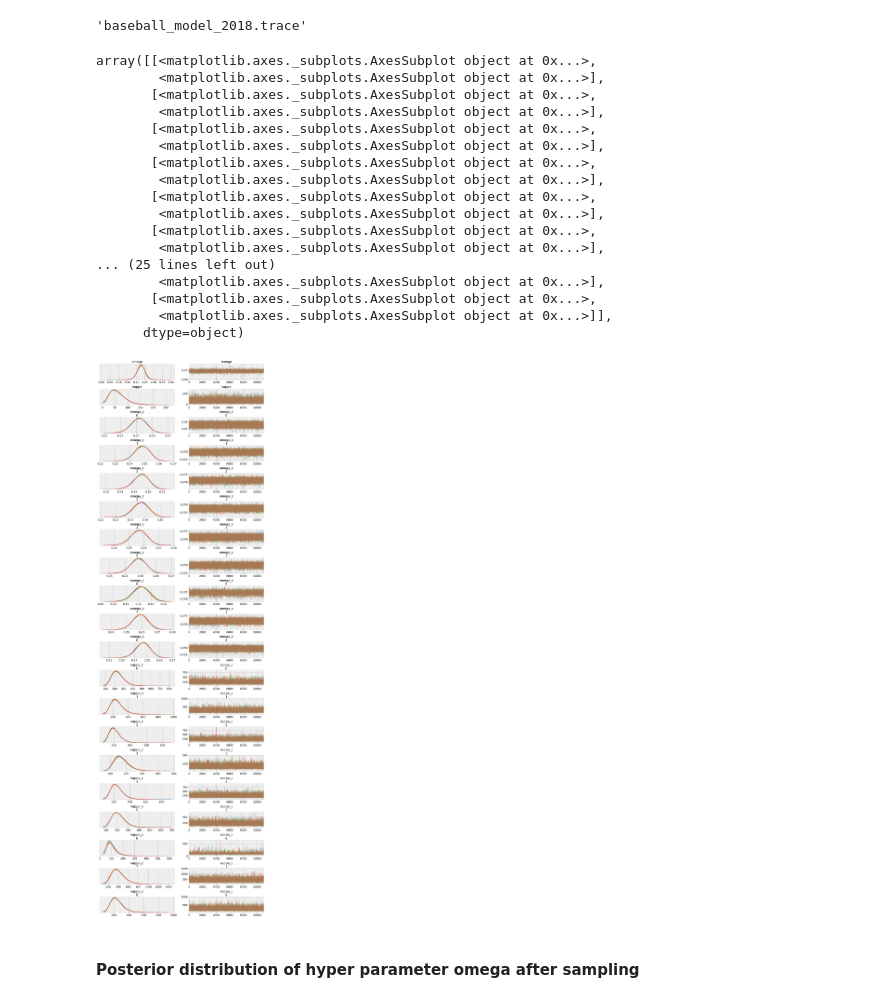
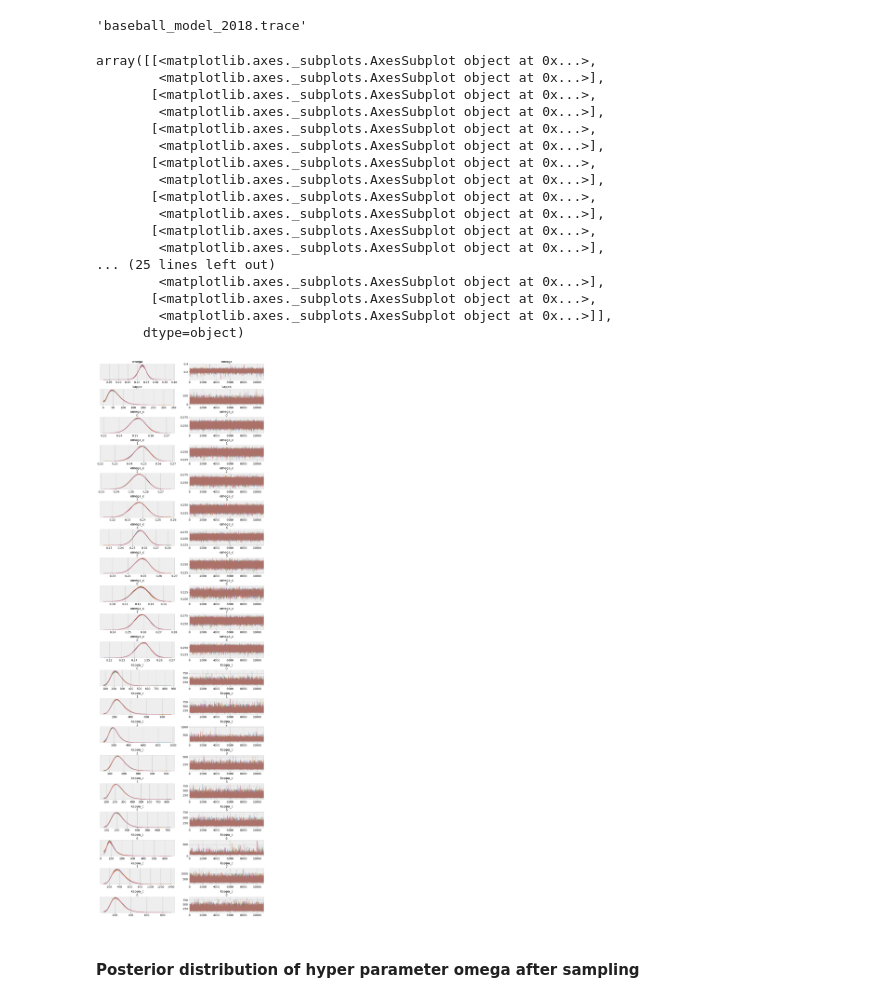
Before and after one commit to kerns-ai-lab/DBDA2-Python, a Jupyter notebook: Ch09_Baseball-Example.ipynb, the cells around one changed output. Saved outputs shown, nothing was run; the diff lists cells and outputs as text; code cells hidden in the pictures.

```diff
--- a/Ch09_Baseball-Example.ipynb
+++ b/Ch09_Baseball-Example.ipynb
@@ -118,26 +125,26 @@ with baseball_model:
 #with baseball_model:
 #    trace = pm.load_trace('baseball_model.trace')
 # %%
-pm.traceplot(trace, ['omega', 'kappa', 'omega_c', 'kappa_c'])
+az.plot_trace(trace, ['omega', 'kappa', 'omega_c', 'kappa_c'])
 # %% [output]
 array([[<matplotlib.axes._subplots.AxesSubplot object at 0x...>,
         <matplotlib.axes._subplots.AxesSubplot object at 0x...>],
        [<matplotlib.axes._subplots.AxesSubplot object at 0x...>,
         <matplotlib.axes._subplots.AxesSubplot object at 0x...>],
        [<matplotlib.axes._subplots.AxesSubplot object at 0x...>,
         <matplotlib.axes._subplots.AxesSubplot object at 0x...>],
        [<matplotlib.axes._subplots.AxesSubplot object at 0x...>,
         <matplotlib.axes._subplots.AxesSubplot object at 0x...>],
        [<matplotlib.axes._subplots.AxesSubplot object at 0x...>,
         <matplotlib.axes._subplots.AxesSubplot object at 0x...>],
        [<matplotlib.axes._subplots.AxesSubplot object at 0x...>,
         <matplotlib.axes._subplots.AxesSubplot object at 0x...>],
 ... (25 lines left out)
         <matplotlib.axes._subplots.AxesSubplot object at 0x...>],
        [<matplotlib.axes._subplots.AxesSubplot object at 0x...>,
         <matplotlib.axes._subplots.AxesSubplot object at 0x...>]],
       dtype=object)
-[figure, old version]
+[figure, new version]
 # %% [markdown]
 #### Posterior distribution of hyper parameter omega after sampling
 # %%
```
Also changed, not shown: parts of 2 cells of this notebook, 2 other files.
